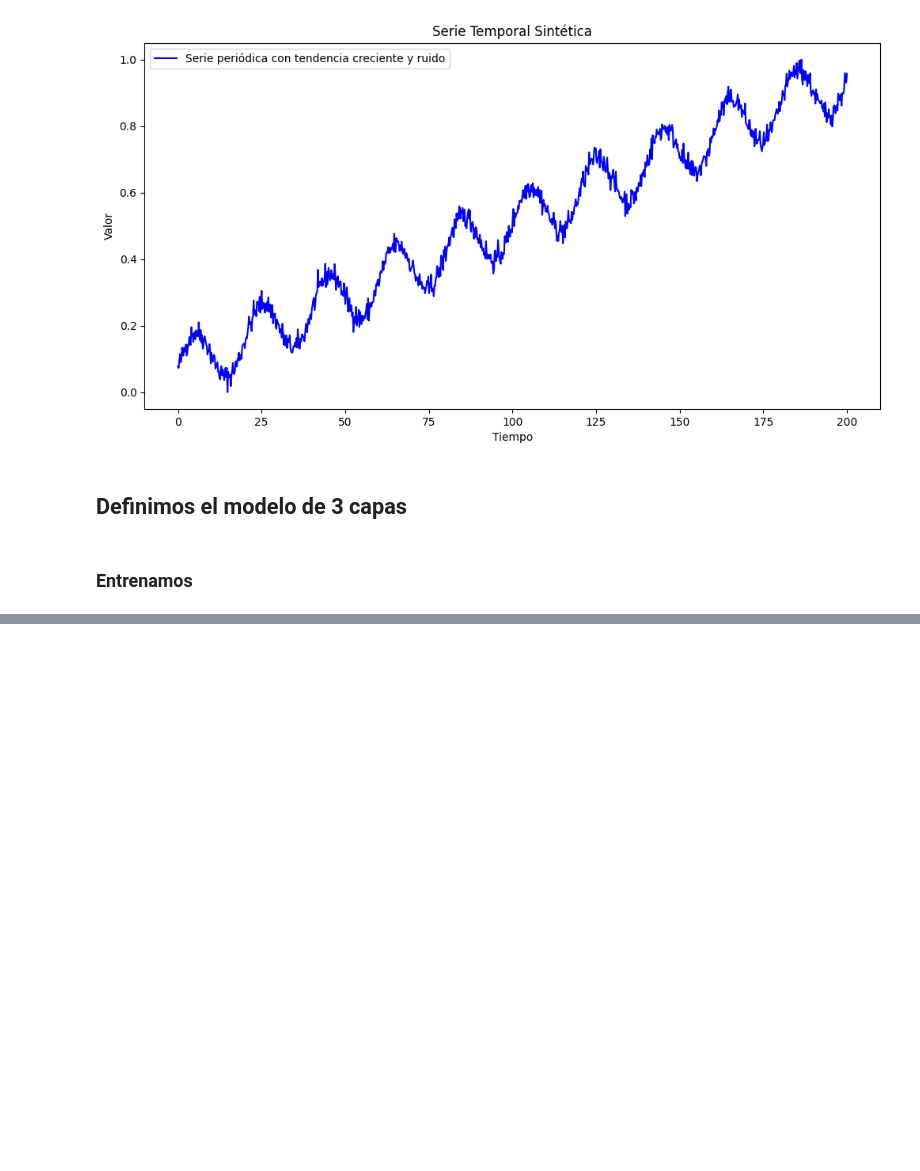
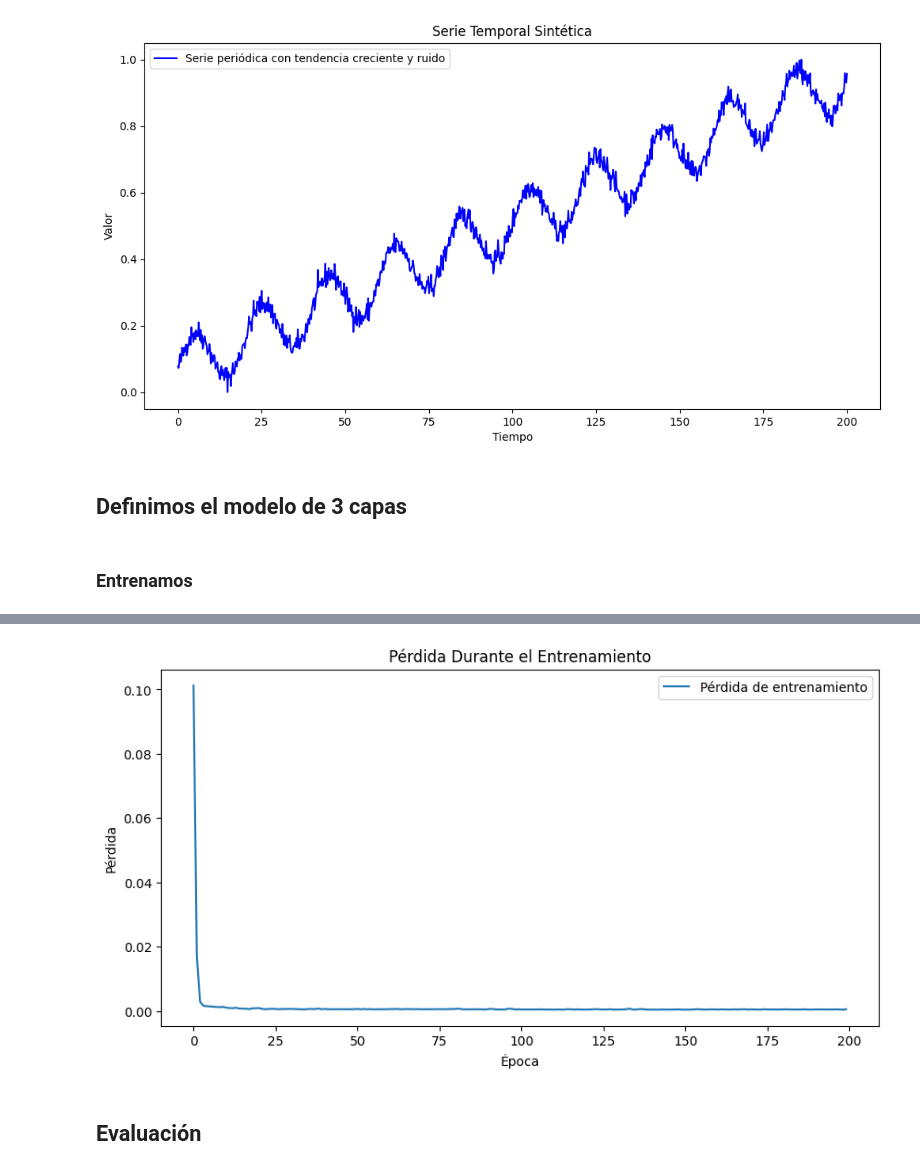
Before and after one commit to GonzalezFJR/AIexamples, a Jupyter notebook: notebooks/04_LSTM_simple.ipynb, the cells around one changed output, grey strips where cells are left out. Saved outputs shown, nothing was run; the diff lists cells and outputs as text; code cells hidden in the pictures; blank space fills up the shorter version.

```diff
--- a/notebooks/04_LSTM_simple.ipynb
+++ b/notebooks/04_LSTM_simple.ipynb
@@ -598,0 +600,12 @@ for epoch in range(num_epochs):
+# %%
+plt.figure(figsize=(10, 5))
+plt.plot(loss_list, label='Pérdida de entrenamiento')
+plt.xlabel('Época')
+plt.ylabel('Pérdida')
+plt.title('Pérdida Durante el Entrenamiento')
+plt.legend()
+plt.show()
+# %% [output]
+[figure, added]
+# %% [markdown]
+## Evaluación
```
Also changed, not shown: parts of 21 cells of this notebook, 11 other files.
